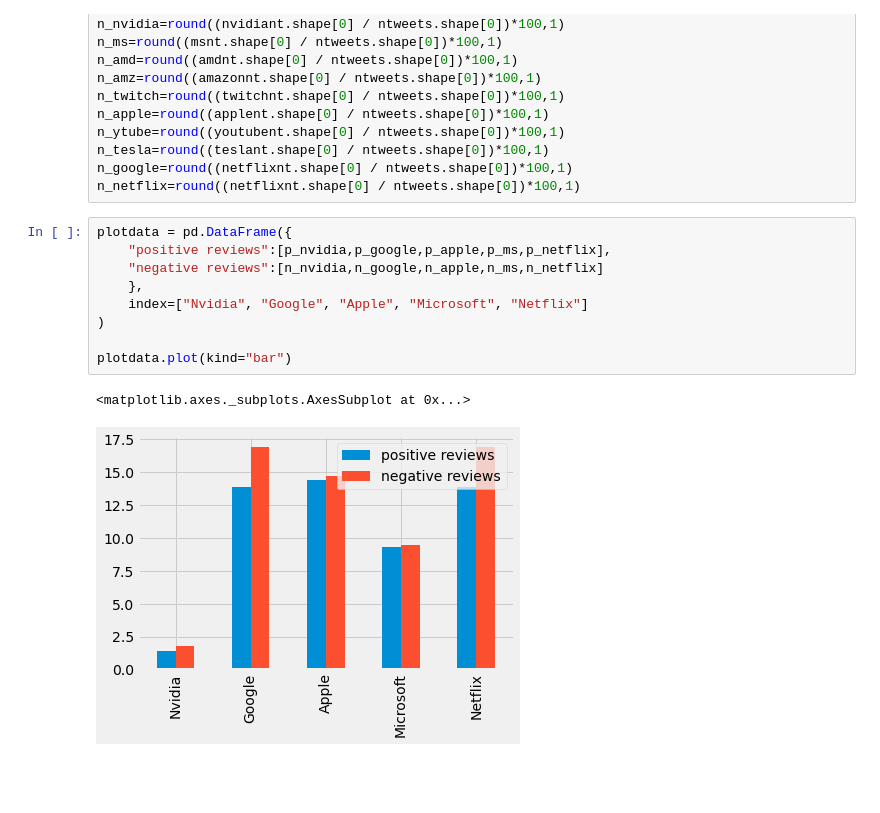
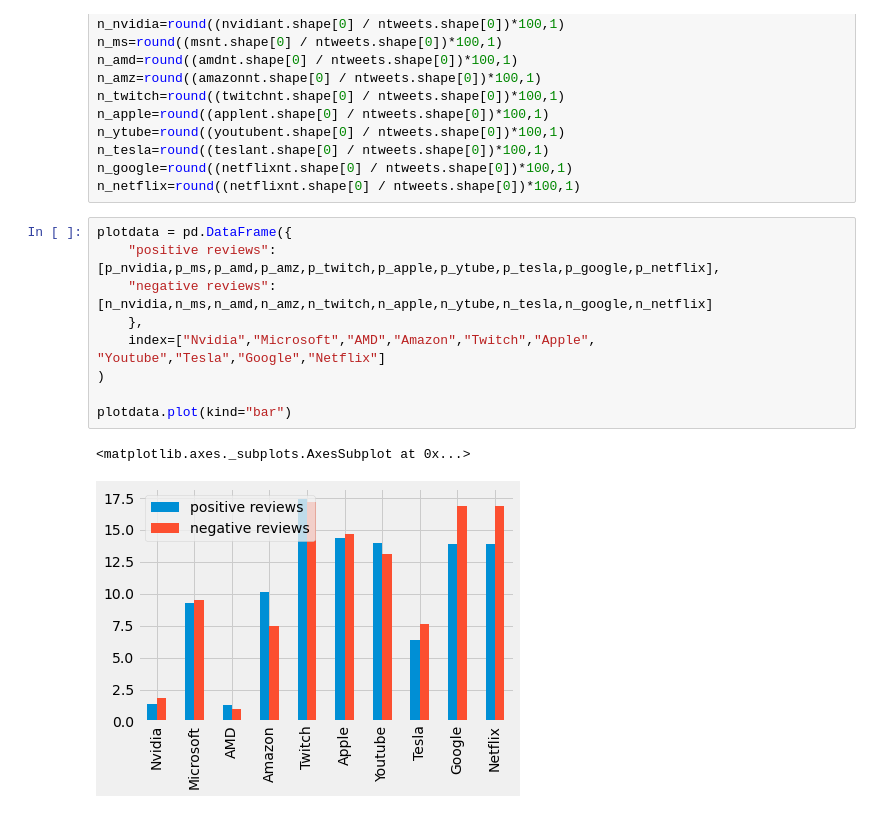
Before and after one commit to Arnav1511/OMSA, a Jupyter notebook: MajorProject.ipynb, the cells around one changed output. Cells and saved outputs as stored; diff of their text form; blank space fills up the shorter version.

```diff
--- a/MajorProject.ipynb
+++ b/MajorProject.ipynb
@@ -379,13 +407,13 @@ n_google=round((netflixnt.shape[0] / ntweets.shape[0])*100,1)
 n_netflix=round((netflixnt.shape[0] / ntweets.shape[0])*100,1)
 # %%
 plotdata = pd.DataFrame({
-    "positive reviews":[p_nvidia,p_google,p_apple,p_ms,p_netflix],
-    "negative reviews":[n_nvidia,n_google,n_apple,n_ms,n_netflix]
+    "positive reviews":[p_nvidia,p_ms,p_amd,p_amz,p_twitch,p_apple,p_ytube,p_tesla,p_google,p_netflix],
+    "negative reviews":[n_nvidia,n_ms,n_amd,n_amz,n_twitch,n_apple,n_ytube,n_tesla,n_google,n_netflix]
     },
-    index=["Nvidia", "Google", "Apple", "Microsoft", "Netflix"]
+    index=["Nvidia","Microsoft","AMD","Amazon","Twitch","Apple", "Youtube","Tesla","Google","Netflix"]
 )
 
 plotdata.plot(kind="bar")
 # %% [output]
 <matplotlib.axes._subplots.AxesSubplot at 0x...>
-[figure, old version]
+[figure, new version]
```
Also changed, not shown: parts of 17 cells of this notebook.
